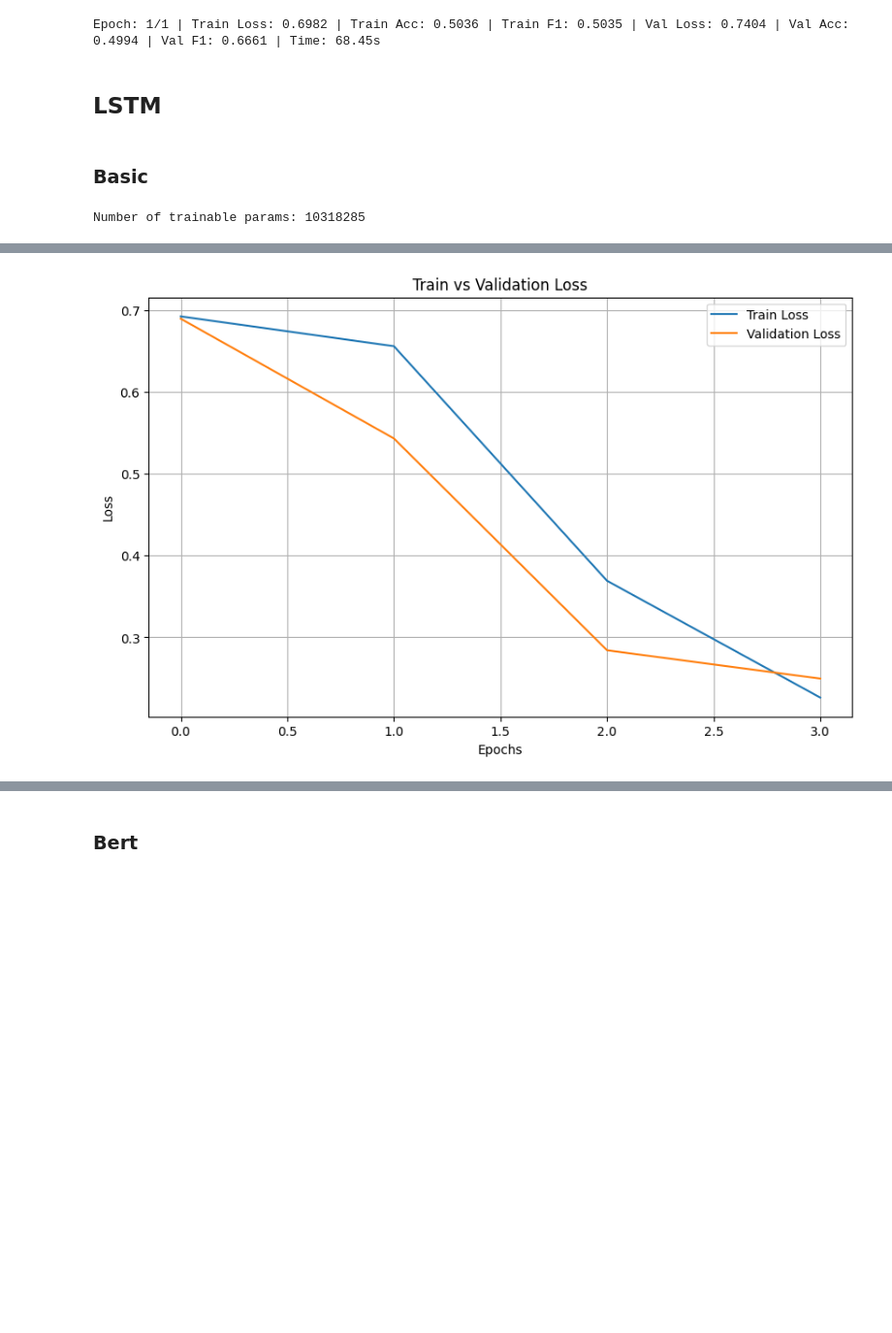
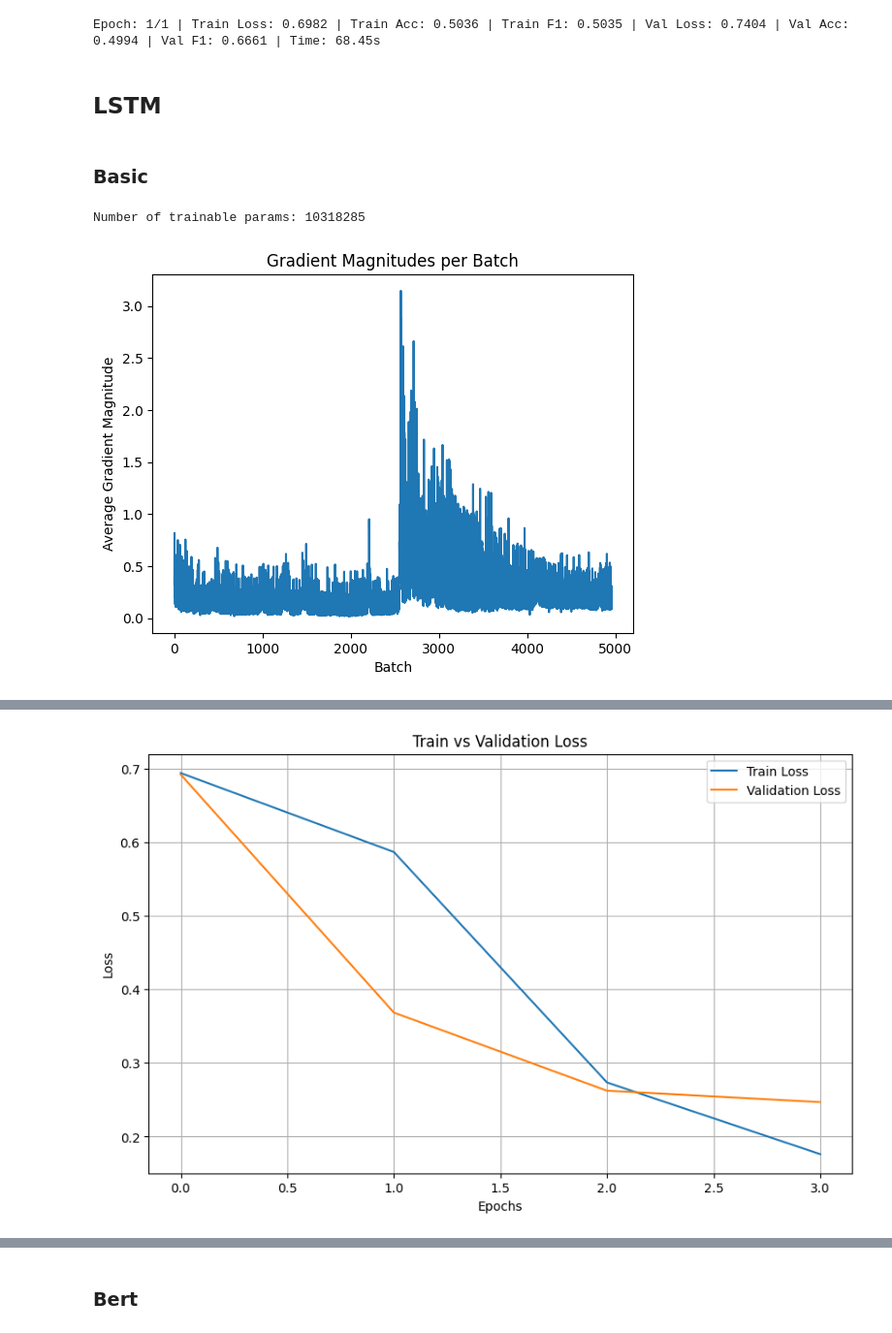
Before and after one commit to Totm33606/hddl_project, a Jupyter notebook: project4/rnn.ipynb, the cells around one changed output, grey strips where cells are left out. Shown at 97% size. Drawn from its saved outputs; the diff is of its cells as text; code cells hidden in the pictures; blank space fills up the shorter version.

```diff
--- a/project4/rnn.ipynb
+++ b/project4/rnn.ipynb
@@ -705,28 +818,32 @@ for epoch in range(epochs):
 Number of trainable params: 148097
 Epoch: 1/1 | Train Loss: 0.6982 | Train Acc: 0.5036 | Train F1: 0.5035 | Val Loss: 0.7404 | Val Acc: 0.4994 | Val F1: 0.6661 | Time: 68.45s
 # %% [markdown]
-## LSTM
+## **LSTM**
 # %% [markdown]
 ### Basic
 # %%
+set_seed(42)
 model_lstm = LSTMClassifier(pretrained=False)
 model_lstm.to(DEVICE)
 criterion = nn.BCELoss(reduction='sum')
 optimizer = optim.Adam(model_lstm.parameters(), lr=LEARNING_RATE)
 print(f"Number of trainable params: {count_trainable_parameters(model_lstm)}")
 train_losses = []
 val_losses = []
 epochs = 4
+plot_grad = True
 for epoch in range(epochs):
     start_time = time.time()
-    train_loss, train_acc, train_f1 = train_epoch(model_lstm, basic_train_loader, criterion, optimizer)
+    train_loss, train_acc, train_f1 = train_epoch(model_lstm, basic_train_loader, criterion, optimizer, plot_grad=plot_grad)
+    plot_grad = False
     train_losses.append(train_loss)
     val_loss, val_acc, val_f1 = evaluate(model_lstm, basic_val_loader, criterion)
     val_losses.append(val_loss)
     end_time = time.time()
 
     print(f"Epoch: {epoch+1}/{epochs} | Train Loss: {train_loss:.4f} | Train Acc: {train_acc:.4f} | "
           f"Train F1: {train_f1:.4f} | Val Loss: {val_loss:.4f} | Val Acc: {val_acc:.4f} | Val F1: {val_f1:.4f} | Time: {end_time-start_time:.2f}s")
 plot_loss(train_losses, val_losses)
 # %% [output]
 Number of trainable params: 10318285
+[figure, new version]
@@ -737,3 +854,3 @@ Epoch: 4/4 | Train Loss: 0.2265 | Train Acc: 0.9150 | Train F1: 0.9158 | Val Los
-[figure, old version]
+[figure, added]
 # %%
 test_loss, test_acc_lstm, test_f1_lstm = evaluate(model_lstm, basic_test_loader, criterion)
```
Also changed, not shown: parts of 53 cells of this notebook.
